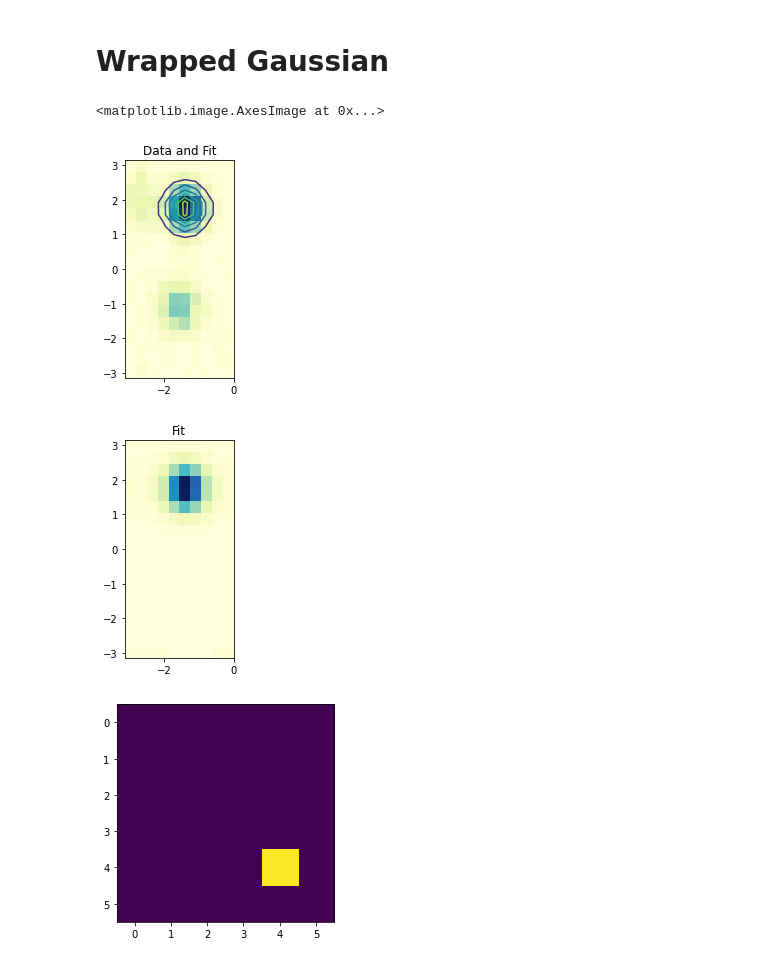
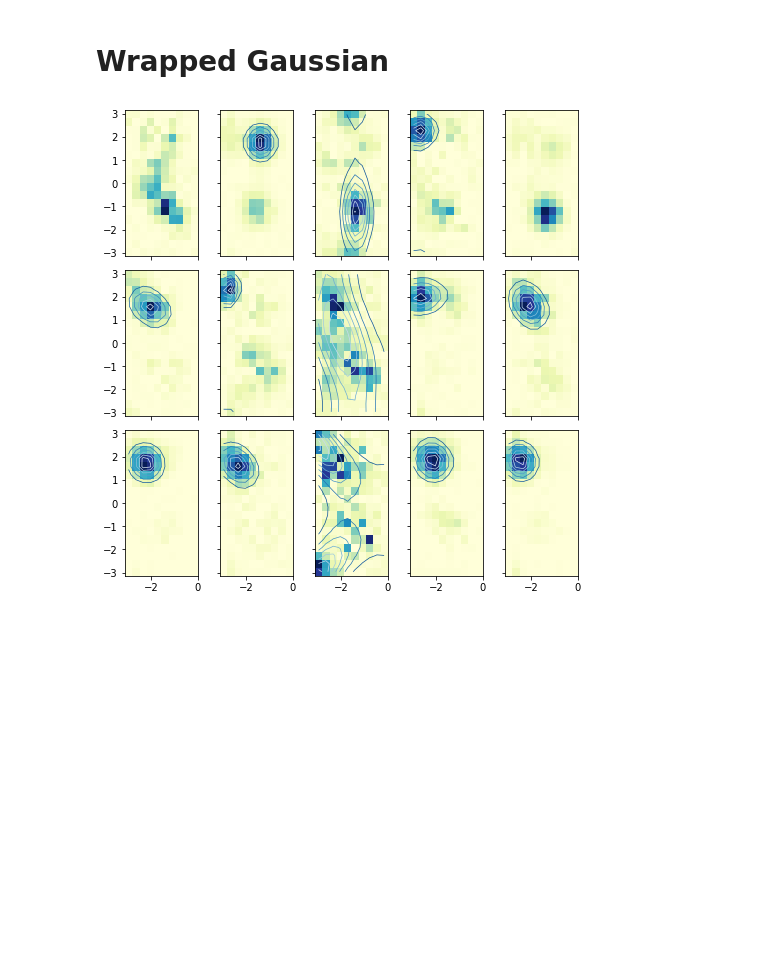
Before and after one commit to krairy/random, a Jupyter notebook: WrappedGaussianFitting.ipynb, the cells around one changed output. Saved outputs shown, nothing was run; the diff lists cells and outputs as text; code cells hidden in the pictures; blank space fills up the shorter version.

```diff
--- a/WrappedGaussianFitting.ipynb
+++ b/WrappedGaussianFitting.ipynb
@@ -42,46 +42,63 @@ def twoD_Gaussian(xdata_tuple, amplitude, xo, yo, sigma_x, sigma_y, theta, offse
                         + c*((y-yo)**2)))
     return g.ravel()
 
-def vM_bivar2(coord_data_tuple, I, phi0, psi0, stdev_phi, stdev_psi, theta):
+def vM_bivar2(coord_data_tuple, I, phi0, psi0, stdev_phi, stdev_psi, rho):
     phi, psi = coord_data_tuple
     phi = phi.ravel()
     psi = psi.ravel()
-    a = (np.cos(theta)**2)/(2*stdev_phi**2) + (np.sin(theta)**2)/(2*stdev_psi**2)
-    b = -(np.sin(2*theta))/(4*stdev_phi**2) + (np.sin(2*theta))/(4*stdev_psi**2)
-    c = (np.sin(theta)**2)/(2*stdev_phi**2) + (np.cos(theta)**2)/(2*stdev_psi**2)
-    f = I * np.exp(- (a*np.cos(phi-phi0)**2) + 2*b*np.cos(phi-phi0)*np.cos(psi-psi0) + c*np.cos(psi-psi0)**2)
+
+    f = I * np.exp(- 1/(2*(1-rho**2))*(
+                   ( (np.cos((phi-phi0))/stdev_phi))**2 -
+                   2*rho*np.cos(phi-phi0)*np.cos(psi-psi0)/(stdev_phi*stdev_psi)
+                   + (np.cos(psi-psi0)/stdev_psi)**2) )
     return f
 # %%
 # Data to fit (2D)
 wdir = '.'
-map_id = 2
-data = np.load(f"{wdir}/../Maps/{str(map_id)}_18x10.npy")
-data = data/data.max()
+#map_id = 15
+fig, ax = plt.subplots(3,5, figsize=(7,7), sharey=True, sharex=True)
+print_possible = True
+fit_params = np.empty(shape=(15,6))
+for map_id in range(1, 16):
+    data = np.load(f"{wdir}/../Maps/{str(map_id)}_18x10.npy")
+    data = data/data.max()
 
-# Coordinate space to calculate the function for:
-Phi, Psi = np.meshgrid(np.linspace(-1*pi, pi, data.shape[1]),
-                       np.linspace(-1*pi, 0, data.shape[0]))
+    # Coordinate space to calculate the function for:
+    Phi, Psi = np.meshgrid(np.linspace(0, pi/2, data.shape[1]),
+                           np.linspace(0, pi, data.shape[0]))
 
-#initial_guess = moments(data)
-popt, pcov = optimize.curve_fit(vM_bivar2, (Phi, Psi), data.ravel())#, initial_guess)
+    #initial_guess = moments(data)
 
-# Calculating fit data with the obtained parameters
-fit_data = vM_bivar2((Phi, Psi), *popt)
-fit_data = np.reshape(fit_data, data.shape)
+    initial_guess = [1., -1.5, 2, 1, 1, .1]
+    try:
+        popt, pcov = optimize.curve_fit(vM_bivar2, (Phi, Psi), data.ravel(), initial_guess)
+        print_possible = True
+    except:
+        print_possible = False
+        pass
 
-## Visualisation
+    # Calculating fit data with the obtained parameters
+    fit_data = vM_bivar2((Phi, Psi), *popt)
+    fit_data = np.reshape(fit_data, data.shape)
 
-plt.imshow(data, cmap=plt.cm.YlGnBu, extent=(-1*pi, 0, -1*pi, pi))
-plt.title('Data and Fit')
-plt.contour(fit_data, extent=(-1*pi, 0, -1*pi, pi), origin='upper')
-plt.figure()
-plt.title('Fit')
-plt.imshow(fit_data, cmap=plt.cm.YlGnBu, extent=(-1*pi, 0, -1*pi, pi))
+    ## Visualisation
 
-plt.figure()
-plt.imshow(pcov)
+    ax[(map_id-1)//5, (map_id-1)%5].imshow(data, cmap=plt.cm.YlGnBu, extent=(-1*pi, 0, -1*pi, pi))
+#plt.title('Data and Fit')
+    if print_possible:
+        ax[(map_id-1)//5, (map_id-1)%5].contour(fit_data, linewidths=0.7,
+                                                cmap=plt.cm.Blues_r, extent=(-1*pi, 0, -1*pi, pi), origin='upper')
+        fit_params[map_id-1]=popt
+    else:
+        fit_params[map_id-1]=[0, 0, 0, 0, 0, 0]
+
+#plt.figure()
+#plt.title('Fit')
+#plt.imshow(fit_data, cmap=plt.cm.YlGnBu, extent=(-1*pi, 0, -1*pi, pi))
+#plt.figure()
+#plt.imshow(pcov)
+#print(popt)
+fig.tight_layout()
+fig.savefig('./wG_fits.png', format='png', dpi=150)
 # %% [output]
-<matplotlib.image.AxesImage at 0x...>
-[figure, old version]
+[figure, new version]
-[figure, removed]
-[figure, removed]
```
Also changed, not shown: parts of 8 cells of this notebook.
